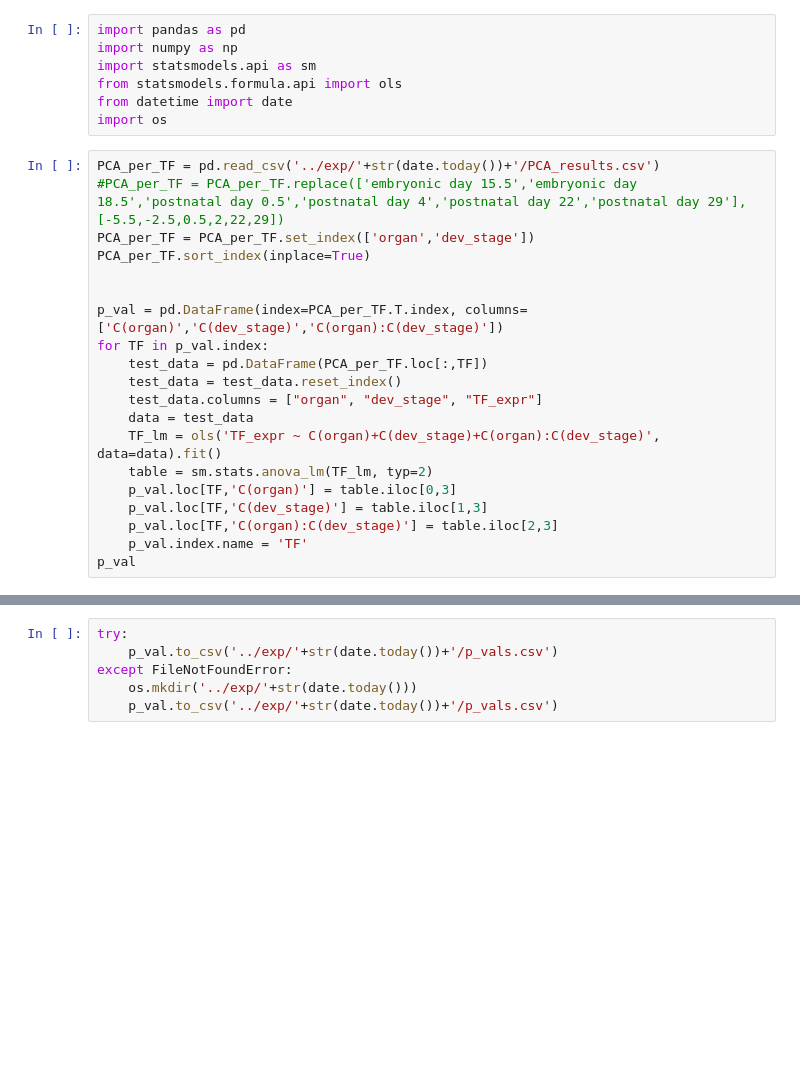
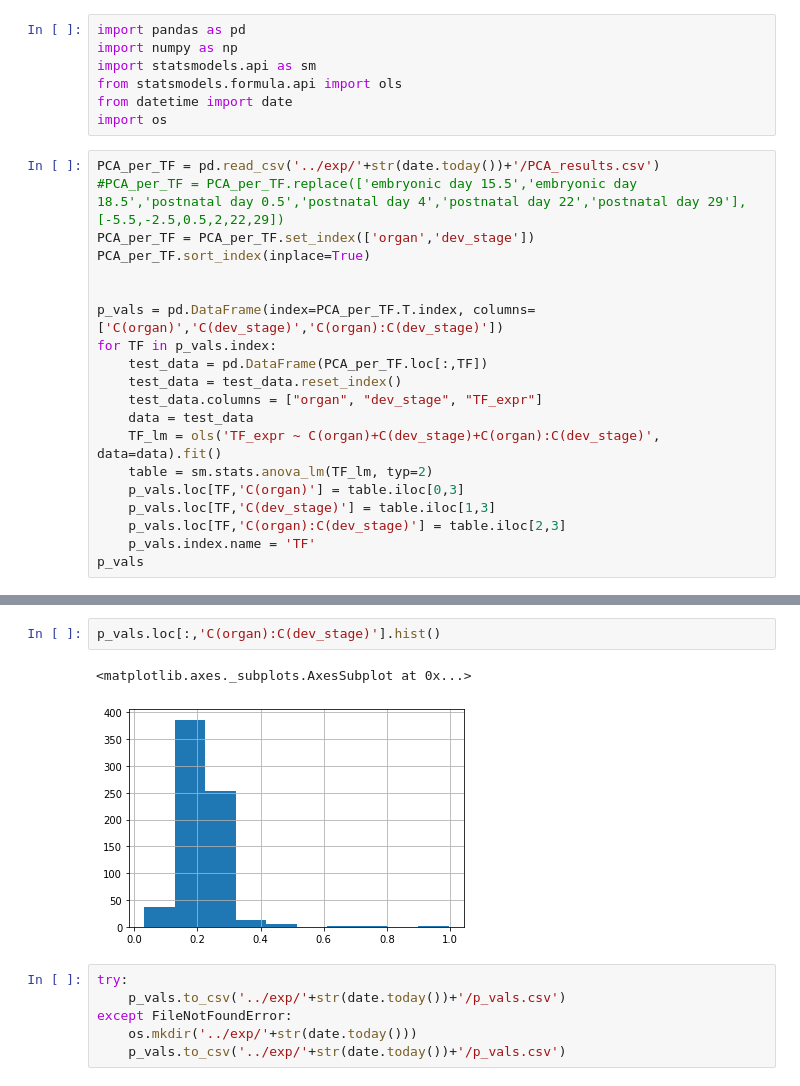
Before and after one commit to statisticalbiotechnology/translong, a Jupyter notebook: src/TF_ANOVA.ipynb, the cells around one changed output, grey strips where cells are left out. Cells and saved outputs as stored; diff of their text form; blank space fills up the shorter version.

```diff
--- a/src/TF_ANOVA.ipynb
+++ b/src/TF_ANOVA.ipynb
@@ -12,16 +12,16 @@ PCA_per_TF = PCA_per_TF.set_index(['organ','dev_stage'])
 PCA_per_TF.sort_index(inplace=True)
 
 
-p_val = pd.DataFrame(index=PCA_per_TF.T.index, columns=['C(organ)','C(dev_stage)','C(organ):C(dev_stage)'])
-for TF in p_val.index:
+p_vals = pd.DataFrame(index=PCA_per_TF.T.index, columns=['C(organ)','C(dev_stage)','C(organ):C(dev_stage)'])
+for TF in p_vals.index:
     test_data = pd.DataFrame(PCA_per_TF.loc[:,TF])
     test_data = test_data.reset_index()
     test_data.columns = ["organ", "dev_stage", "TF_expr"]
     data = test_data
     TF_lm = ols('TF_expr ~ C(organ)+C(dev_stage)+C(organ):C(dev_stage)', data=data).fit()
     table = sm.stats.anova_lm(TF_lm, typ=2)
-    p_val.loc[TF,'C(organ)'] = table.iloc[0,3]
-    p_val.loc[TF,'C(dev_stage)'] = table.iloc[1,3]
-    p_val.loc[TF,'C(organ):C(dev_stage)'] = table.iloc[2,3]
-    p_val.index.name = 'TF'
-p_val
+    p_vals.loc[TF,'C(organ)'] = table.iloc[0,3]
+    p_vals.loc[TF,'C(dev_stage)'] = table.iloc[1,3]
+    p_vals.loc[TF,'C(organ):C(dev_stage)'] = table.iloc[2,3]
+    p_vals.index.name = 'TF'
+p_vals
@@ -28,6 +60,11 @@ p_val
+# %%
+p_vals.loc[:,'C(organ):C(dev_stage)'].hist()
+# %% [output]
+<matplotlib.axes._subplots.AxesSubplot at 0x...>
+[figure, added]
 # %%
 try:
-    p_val.to_csv('../exp/'+str(date.today())+'/p_vals.csv')
+    p_vals.to_csv('../exp/'+str(date.today())+'/p_vals.csv')
 except FileNotFoundError:
     os.mkdir('../exp/'+str(date.today()))
-    p_val.to_csv('../exp/'+str(date.today())+'/p_vals.csv')
+    p_vals.to_csv('../exp/'+str(date.today())+'/p_vals.csv')
```
Also changed, not shown: parts of 2 cells of this notebook, 8 other files.
